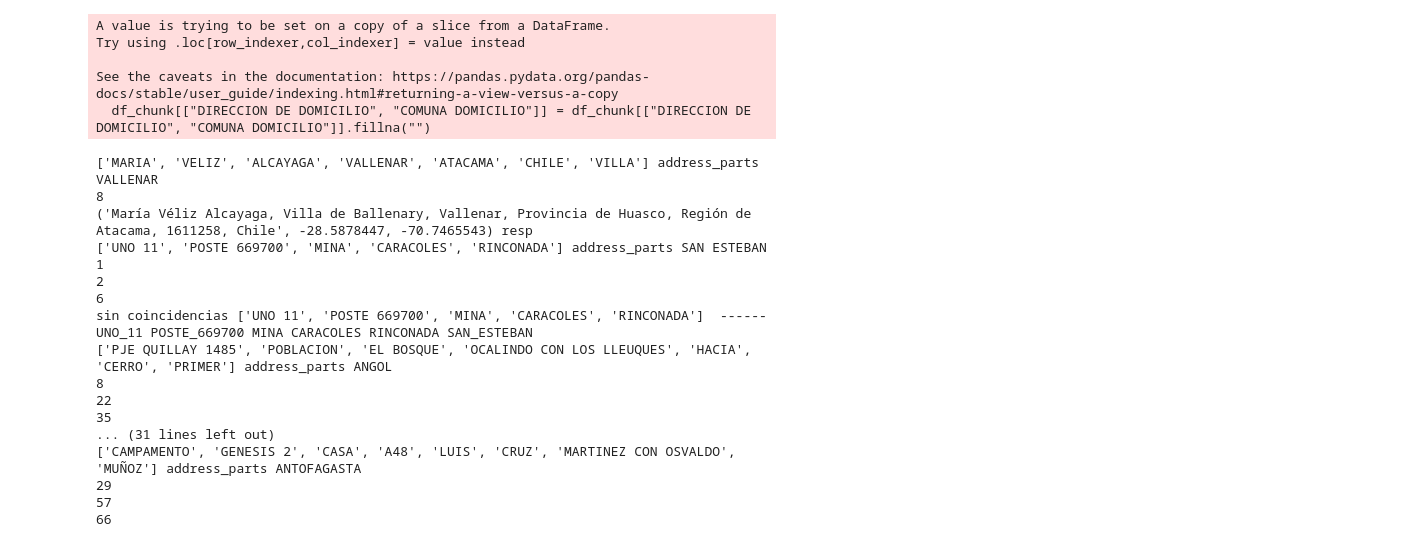
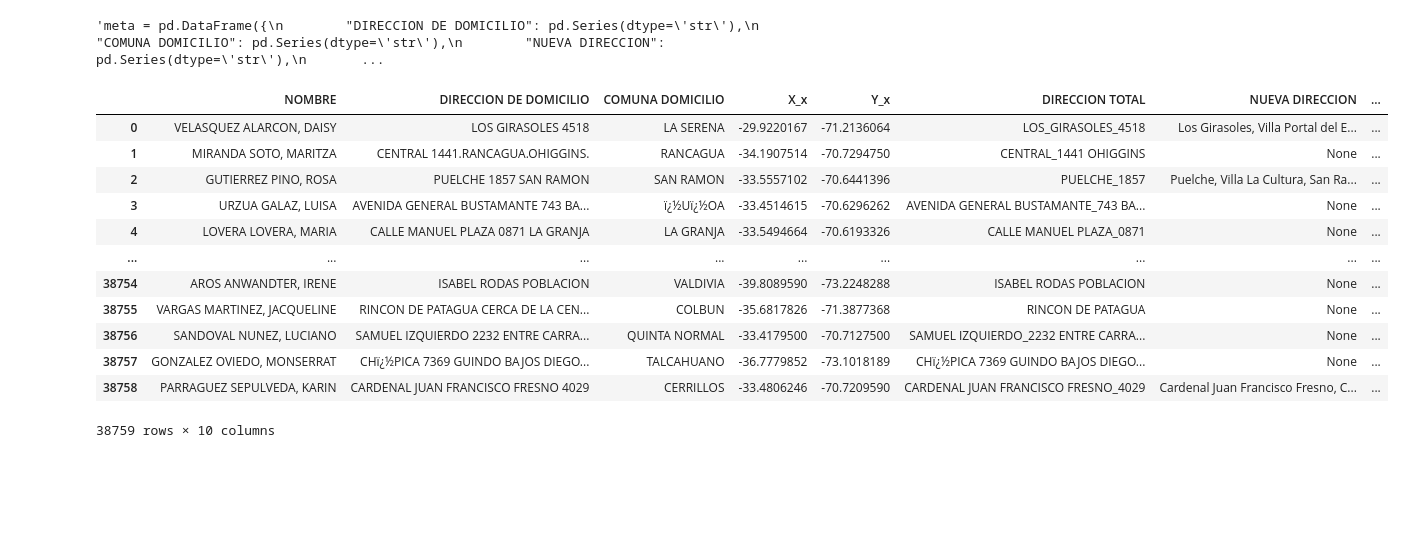
Before and after one commit to Luis-ntonio/iteration_adresses, a Jupyter notebook: addresses7 copy.ipynb, the cells around one changed output. Cells and saved outputs as stored; diff of their text form; code cells hidden in the pictures; blank space fills up the shorter version.

```diff
--- a/addresses7 copy.ipynb
+++ b/addresses7 copy.ipynb
@@ -81,12 +94,14 @@ def parallel(df_):
 
     # Sample meta dataframe to indicate the structure of the output
     meta = pd.DataFrame({
+        "NOMBRE": pd.Series(dtype='str'),
         "DIRECCION DE DOMICILIO": pd.Series(dtype='str'),
         "COMUNA DOMICILIO": pd.Series(dtype='str'),
         "NUEVA DIRECCION": pd.Series(dtype='str'),
         "X": pd.Series(dtype='float'),
-        "Y": pd.Series(dtype='float'),
+        "Y": pd.Series(dtype='float'),"FLG_ITER": pd.Series(dtype='str'),
         "DIRECCION TOTAL": pd.Series(dtype='str')
+
     })
 
     def apply_validate_address(df_chunk):
@@ -94,7 +109,7 @@ def parallel(df_):
         df_chunk[["DIRECCION TOTAL"]] = df_chunk[["DIRECCION TOTAL"]].fillna("")
 
         # Apply the validation function to each row and unpack the results
-        df_chunk[["NUEVA DIRECCION", "X", "Y"]] = df_chunk.apply(
+        df_chunk[["NUEVA DIRECCION", "X", "Y", "FLG_ITER"]] = df_chunk.apply(
             lambda row: pd.Series(validate_address(row["DIRECCION TOTAL"], row["COMUNA DOMICILIO"])),
             axis=1
         )
@@ -131,5 +128,5 @@ sin coincidencias ['CARLOS', 'LYON', 'CASA 627']  ------  CARLOS LYON CASA_627 V
 # %%
-meta = pd.DataFrame({
+"""meta = pd.DataFrame({
         "DIRECCION DE DOMICILIO": pd.Series(dtype='str'),
         "COMUNA DOMICILIO": pd.Series(dtype='str'),
         "NUEVA DIRECCION": pd.Series(dtype='str'),
@@ -148,27 +145,6 @@ def apply_validate_address(df_chunk):
     )
     return df_chunk
 
-res = apply_validate_address(df_tmp)
+res = apply_validate_address(df_tmp)"""
 # %% [output]
-A value is trying to be set on a copy of a slice from a DataFrame.
-Try using .loc[row_indexer,col_indexer] = value instead
-
-See the caveats in the documentation: https://pandas.pydata.org/pandas-docs/stable/user_guide/indexing.html#returning-a-view-versus-a-copy
-  df_chunk[["DIRECCION DE DOMICILIO", "COMUNA DOMICILIO"]] = df_chunk[["DIRECCION DE DOMICILIO", "COMUNA DOMICILIO"]].fillna("")
+'meta = pd.DataFrame({\n        "DIRECCION DE DOMICILIO": pd.Series(dtype=\'str\'),\n        "COMUNA DOMICILIO": pd.Series(dtype=\'str\'),\n        "NUEVA DIRECCION": pd.Series(dtype=\'str\'),\n       ...
-['MARIA', 'VELIZ', 'ALCAYAGA', 'VALLENAR', 'ATACAMA', 'CHILE', 'VILLA'] address_parts VALLENAR
-8
-('María Véliz Alcayaga, Villa de Ballenary, Vallenar, Provincia de Huasco, Región de Atacama, 1611258, Chile', -28.5878447, -70.7465543) resp
-['UNO 11', 'POSTE 669700', 'MINA', 'CARACOLES', 'RINCONADA'] address_parts SAN ESTEBAN
-1
-2
-6
-sin coincidencias ['UNO 11', 'POSTE 669700', 'MINA', 'CARACOLES', 'RINCONADA']  ------  UNO_11 POSTE_669700 MINA CARACOLES RINCONADA SAN_ESTEBAN
-['PJE QUILLAY 1485', 'POBLACION', 'EL BOSQUE', 'OCALINDO CON LOS LLEUQUES', 'HACIA', 'CERRO', 'PRIMER'] address_parts ANGOL
-8
-22
-35
-... (31 lines left out)
-['CAMPAMENTO', 'GENESIS 2', 'CASA', 'A48', 'LUIS', 'CRUZ', 'MARTINEZ CON OSVALDO', 'MUÑOZ'] address_parts ANTOFAGASTA
-29
-57
-66
@@ -176,0 +151,24 @@ res
+# %%
+import pandas as pd
+res = pd.concat(arr_df_tmp)
+
+ret = pd.merge(df_tmp, res, on="DIRECCION DE DOMICILIO", how="left")
+# %%
+ret = ret.drop(columns=["DIRECCION TOTAL_y", "NOMBRE_y", "COMUNA DOMICILIO_y", "NUEVA DIRECCION_x", "FLG_ITER_x"])
+ret = ret.rename(columns={"DIRECCION TOTAL_x": "DIRECCION TOTAL", "NOMBRE_x": "NOMBRE", "COMUNA DOMICILIO_x": "COMUNA DOMICILIO", "NUEVA DIRECCION_y": "NUEVA DIRECCION", "FLG_ITER_y": "FLG_ITER"})
+# %%
+ret
+# %% [output]
+|  | NOMBRE | DIRECCION DE DOMICILIO | COMUNA DOMICILIO | X_x | Y_x | DIRECCION TOTAL | NUEVA DIRECCION | ... |
+| 0 | VELASQUEZ ALARCON, DAISY | LOS GIRASOLES 4518 | LA SERENA | -29.9220167 | -71.2136064 | LOS_GIRASOLES_4518 | Los Girasoles, Villa Portal del E... | ... |
+| 1 | MIRANDA SOTO, MARITZA | CENTRAL 1441.RANCAGUA.OHIGGINS. | RANCAGUA | -34.1907514 | -70.7294750 | CENTRAL_1441 OHIGGINS | None | ... |
+| 2 | GUTIERREZ PINO, ROSA | PUELCHE 1857 SAN RAMON | SAN RAMON | -33.5557102 | -70.6441396 | PUELCHE_1857 | Puelche, Villa La Cultura, San Ra... | ... |
+| 3 | URZUA GALAZ, LUISA | AVENIDA GENERAL BUSTAMANTE 743 BA... | ï¿½Uï¿½OA | -33.4514615 | -70.6296262 | AVENIDA GENERAL BUSTAMANTE_743 BA... | None | ... |
+| 4 | LOVERA LOVERA, MARIA | CALLE MANUEL PLAZA 0871 LA GRANJA | LA GRANJA | -33.5494664 | -70.6193326 | CALLE MANUEL PLAZA_0871 | None | ... |
+| ... | ... | ... | ... | ... | ... | ... | ... | ... |
+| 38754 | AROS ANWANDTER, IRENE | ISABEL RODAS POBLACION | VALDIVIA | -39.8089590 | -73.2248288 | ISABEL RODAS POBLACION | None | ... |
+| 38755 | VARGAS MARTINEZ, JACQUELINE | RINCON DE PATAGUA CERCA DE LA CEN... | COLBUN | -35.6817826 | -71.3877368 | RINCON DE PATAGUA | None | ... |
+| 38756 | SANDOVAL NUNEZ, LUCIANO | SAMUEL IZQUIERDO 2232 ENTRE CARRA... | QUINTA NORMAL | -33.4179500 | -70.7127500 | SAMUEL IZQUIERDO_2232 ENTRE CARRA... | None | ... |
+| 38757 | GONZALEZ OVIEDO, MONSERRAT | CHï¿½PICA 7369 GUINDO BAJOS DIEGO... | TALCAHUANO | -36.7779852 | -73.1018189 | CHï¿½PICA 7369 GUINDO BAJOS DIEGO... | None | ... |
+| 38758 | PARRAGUEZ SEPULVEDA, KARIN | CARDENAL JUAN FRANCISCO FRESNO 4029 | CERRILLOS | -33.4806246 | -70.7209590 | CARDENAL JUAN FRANCISCO FRESNO_4029 | Cardenal Juan Francisco Fresno, C... | ... |
+38759 rows × 10 columns
```
Also changed, not shown: parts of 11 cells of this notebook, 6 other files.
